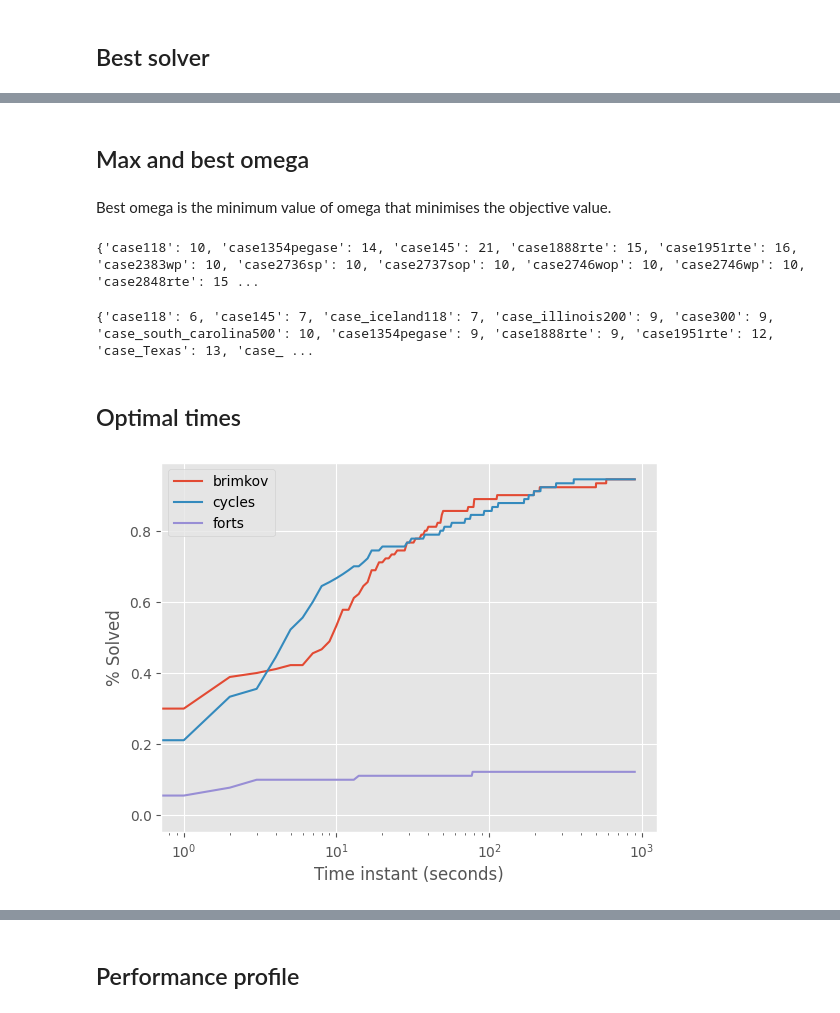
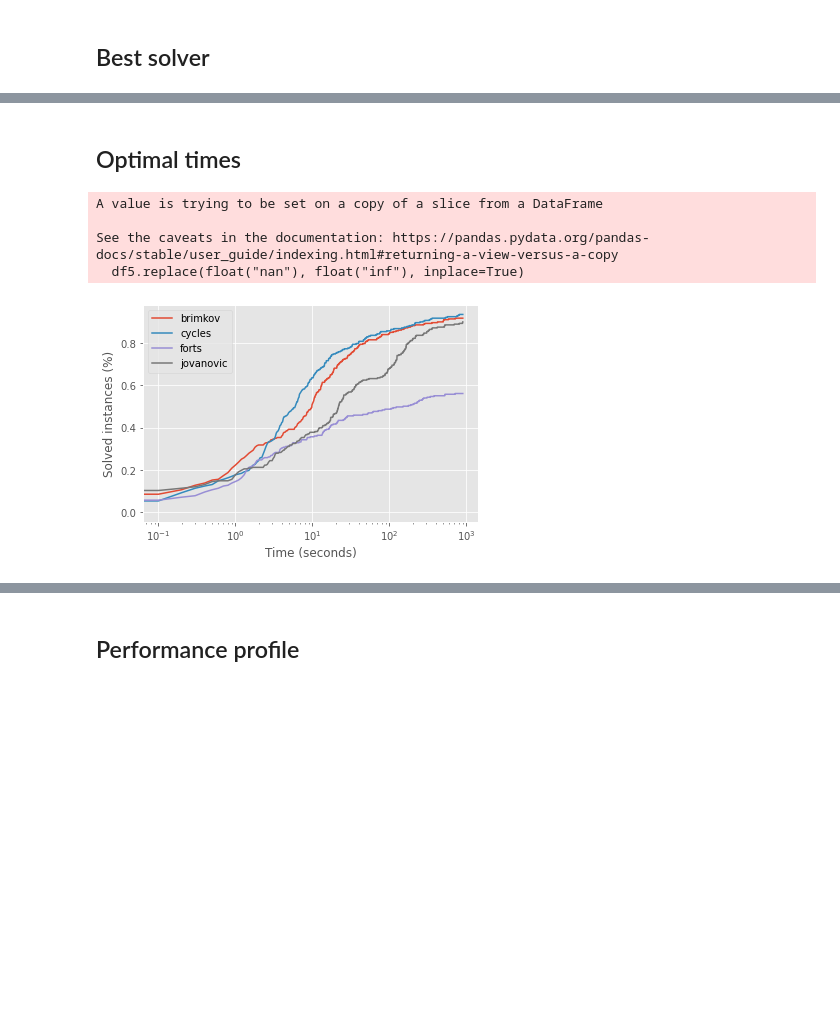
Before and after one commit to maurolucci/pds-lim, a Jupyter notebook: experiments/stats1.ipynb, the cells around one changed output, grey strips where cells are left out. Saved outputs shown, nothing was run; the diff lists cells and outputs as text; code cells hidden in the pictures; blank space fills up the shorter version.

Commit message:
Update: analysis of results

```diff
--- a/experiments/stats1.ipynb
+++ b/experiments/stats1.ipynb
@@ -214,0 +253,7 @@ plt.show()
+# %%
+sns.scatterplot(x=jovanovic_df.instance, y=jovanovic_df.L,
+                hue=jovanovic_df.result, hue_order=labels, palette=palette)
+plt.xticks(rotation=90)
+plt.style.use('ggplot')
+plt.legend(facecolor="white", loc=2)
+plt.show()
@@ -215,9 +262,11 @@ plt.show()
 # %% [markdown]
 ## Best solver
 # %%
-df3 = brimkov_df.merge(cycles_df, on=["instance","vertices","edges","propagating_vertices","omega"],
+df3 = brimkov_df.merge(cycles_df, on=["instance","vertices","edges","propagating_vertices","L"],
                        suffixes=["", "_cycles"])
-df3 = df3.merge(forts_df, on=["instance","vertices","edges","propagating_vertices","omega"],
-                suffixes=["_brimkov", "_forts"])
+df3 = df3.merge(forts_df, on=["instance","vertices","edges","propagating_vertices","L"],
+                suffixes=["", "_forts"])
+df3 = df3.merge(jovanovic_df, on=["instance","vertices","edges","propagating_vertices","L"],
+                suffixes=["_brimkov", "_jovanovic"])
 df3
 # %% [output]
@@ -258,10 +307,10 @@ def get_winner(serie):
            serie["result"+solver],
            serie["time_opt"+solver],
            serie["upper_bound"+solver])
-          for solver in ("_brimkov", "_cycles", "_forts")]
+          for solver in ("_brimkov", "_cycles", "_forts", "_jovanovic")]
     ls = sorted(ls, key=functools.cmp_to_key(compare))
     return ls[0][0]
 
 df3["winner"] = df3.apply(get_winner, axis=1)
-df3[["instance", "omega", "winner"]]
+df3[["instance", "L", "winner"]]
 # %% [output]
@@ -300,34 +350,16 @@ plt.show()
-# %% [markdown]
-## Max and best omega
-# %% [markdown]
-Best omega is the minimum value of omega that minimises the objective value.
-# %%
-df4 = df.groupby("instance", as_index=False).agg(max_omega = ("omega", "max"))
-max_omega = dict(zip(df4.instance, df4.max_omega))
-print(max_omega)
-# %% [output]
-{'case118': 10, 'case1354pegase': 14, 'case145': 21, 'case1888rte': 15, 'case1951rte': 16, 'case2383wp': 10, 'case2736sp': 10, 'case2737sop': 10, 'case2746wop': 10, 'case2746wp': 10, 'case2848rte': 15 ...
-# %%
-df4 = df.sort_values(["vertices", "instance", "opt_val", "omega"], ignore_index=True).groupby("instance").head(1)
-best_omega = dict(zip(df4.instance, df4.omega))
-print(best_omega)
-# %% [output]
-{'case118': 6, 'case145': 7, 'case_iceland118': 7, 'case_illinois200': 9, 'case300': 9, 'case_south_carolina500': 10, 'case1354pegase': 9, 'case1888rte': 9, 'case1951rte': 12, 'case_Texas': 13, 'case_ ...
 # %% [markdown]
 ## Optimal times
 # %%
 modelos = df.solver.unique().tolist()
 
-def optimal_times(df: pd.DataFrame, interval: pd.Interval, max_time : int = timeout, log_scale : bool = True):
-    # Filter dataframes
-    df5 = df[df[["instance","omega"]].apply(
-        lambda row: (row.omega-1)/max_omega[row.instance] not in interval, axis=1) == False]
-    df5 = df5[["time_opt_"+s for s in modelos]]
+def optimal_times(df: pd.DataFrame, max_time : int = timeout, log_scale : bool = True):
+    # Restrict dataframe
+    df5= df[["time_opt_"+s for s in modelos]]
     # Replace NaN with Inf
     df5.replace(float("nan"), float("inf"), inplace=True)
 
     # Time instants
-    times = range(0, max_time+1)
+    times = [i/10 for i in range(0, 10*max_time+1)]
     # Empty dataframe
     df6 = pd.DataFrame(columns=["instant"]+modelos)
     # Fill dataframe
@@ -341,11 +373,15 @@ def optimal_times(df: pd.DataFrame, interval: pd.Interval, max_time : int = time
         plt.plot(df6["instant"].values, df6[modelo].values)
         if (log_scale):
             plt.xscale("log")
-        plt.xlabel("Time instant (seconds)")
-        plt.ylabel("% Solved");
+        plt.xlabel("Time (seconds)")
+        plt.ylabel("Solved instances (%)");
         #plt.xlim(left=step);
-        plt.legend([modelo for modelo in modelos]);
+        plt.legend(modelos);
 # %%
-optimal_times(df3, pd.Interval(0, 0.25, closed="both"))
+optimal_times(df3)
 # %% [output]
+A value is trying to be set on a copy of a slice from a DataFrame
+
+See the caveats in the documentation: https://pandas.pydata.org/pandas-docs/stable/user_guide/indexing.html#returning-a-view-versus-a-copy
+  df5.replace(float("nan"), float("inf"), inplace=True)
-[figure, old version]
+[figure, new version]
```
Also changed, not shown: parts of 34 cells of this notebook, 1 other file.
